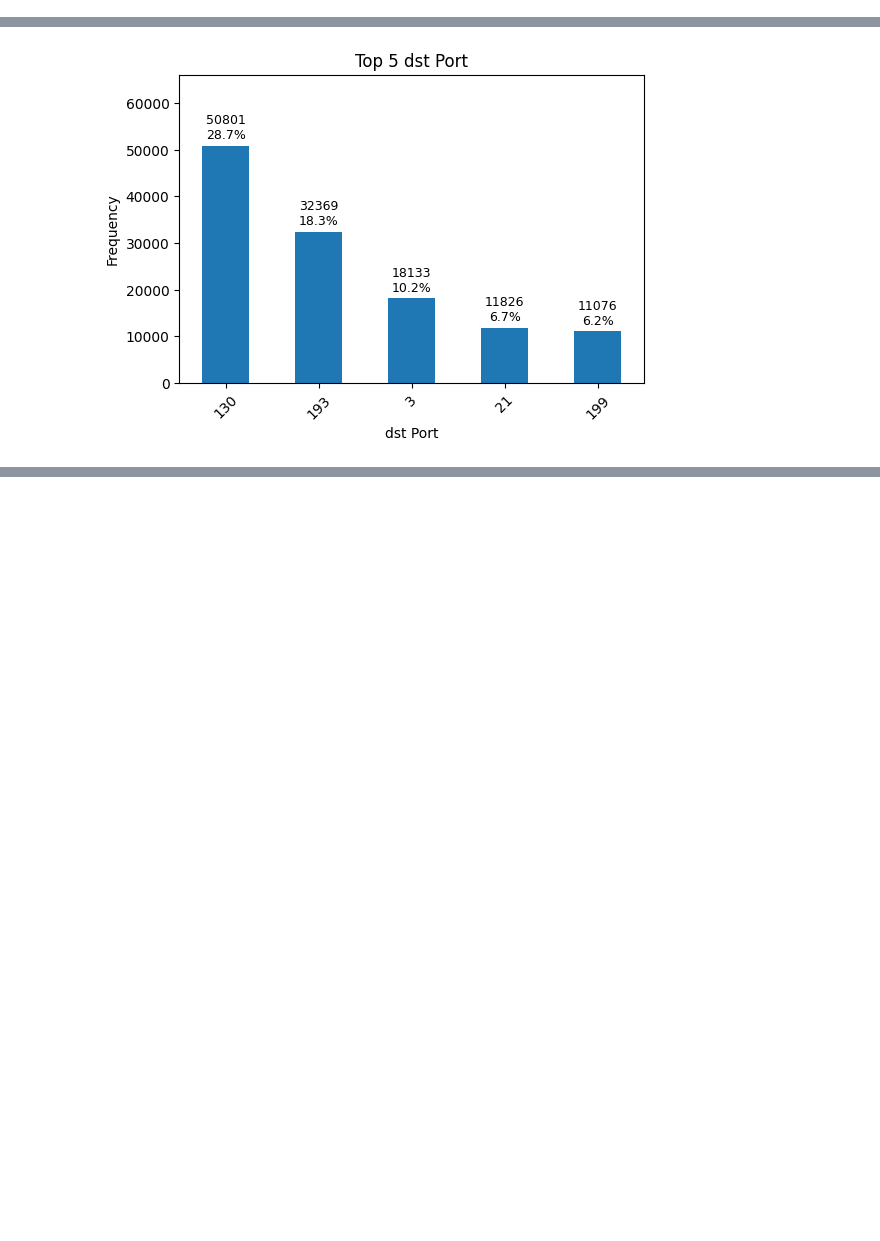
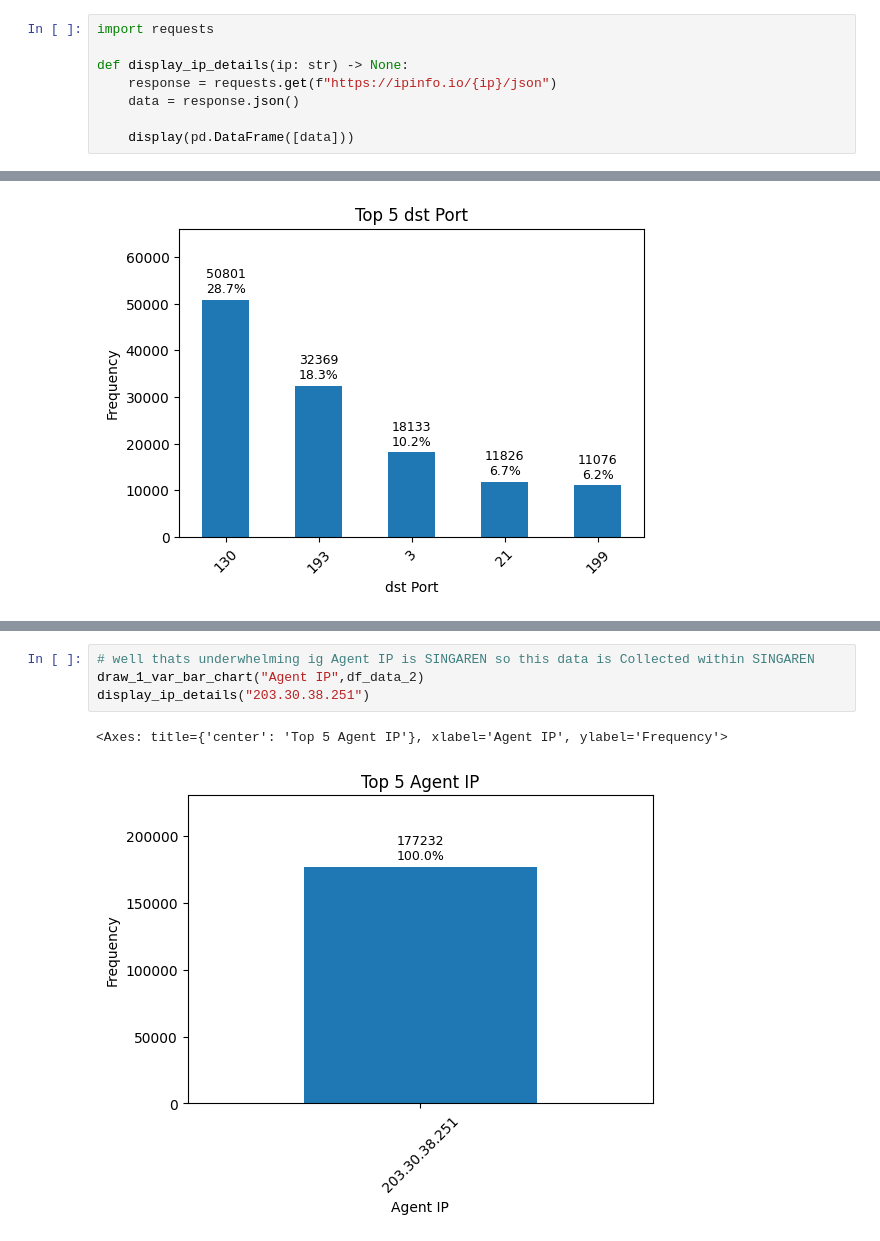
Before and after one commit to KyeYongChoo/SC2008-Computer-Networks-Lab-4, a Jupyter notebook: SCSA_ChooKyeYong.ipynb, the cells around one changed output, grey strips where cells are left out. Saved outputs shown, nothing was run; the diff lists cells and outputs as text; blank space fills up the shorter version.

```diff
--- a/SCSA_ChooKyeYong.ipynb
+++ b/SCSA_ChooKyeYong.ipynb
@@ -200,3 +200,11 @@ plt.tight_layout(w_pad=4.0, h_pad=6.0)
 plt.show()
 # %% [output]
 [figure]
+# %%
+import requests
+
+def display_ip_details(ip: str) -> None:
+    response = requests.get(f"https://ipinfo.io/{ip}/json")
+    data = response.json()
+
+    display(pd.DataFrame([data]))
@@ -333,0 +483,7 @@ display(pd.DataFrame([data]))
+# %%
+# well thats underwhelming ig Agent IP is SINGAREN so this data is Collected within SINGAREN
+draw_1_var_bar_chart("Agent IP",df_data_2)
+display_ip_details("203.30.38.251")
+# %% [output]
+<Axes: title={'center': 'Top 5 Agent IP'}, xlabel='Agent IP', ylabel='Frequency'>
+[figure, added]
```
Also changed, not shown: parts of 18 cells of this notebook.
